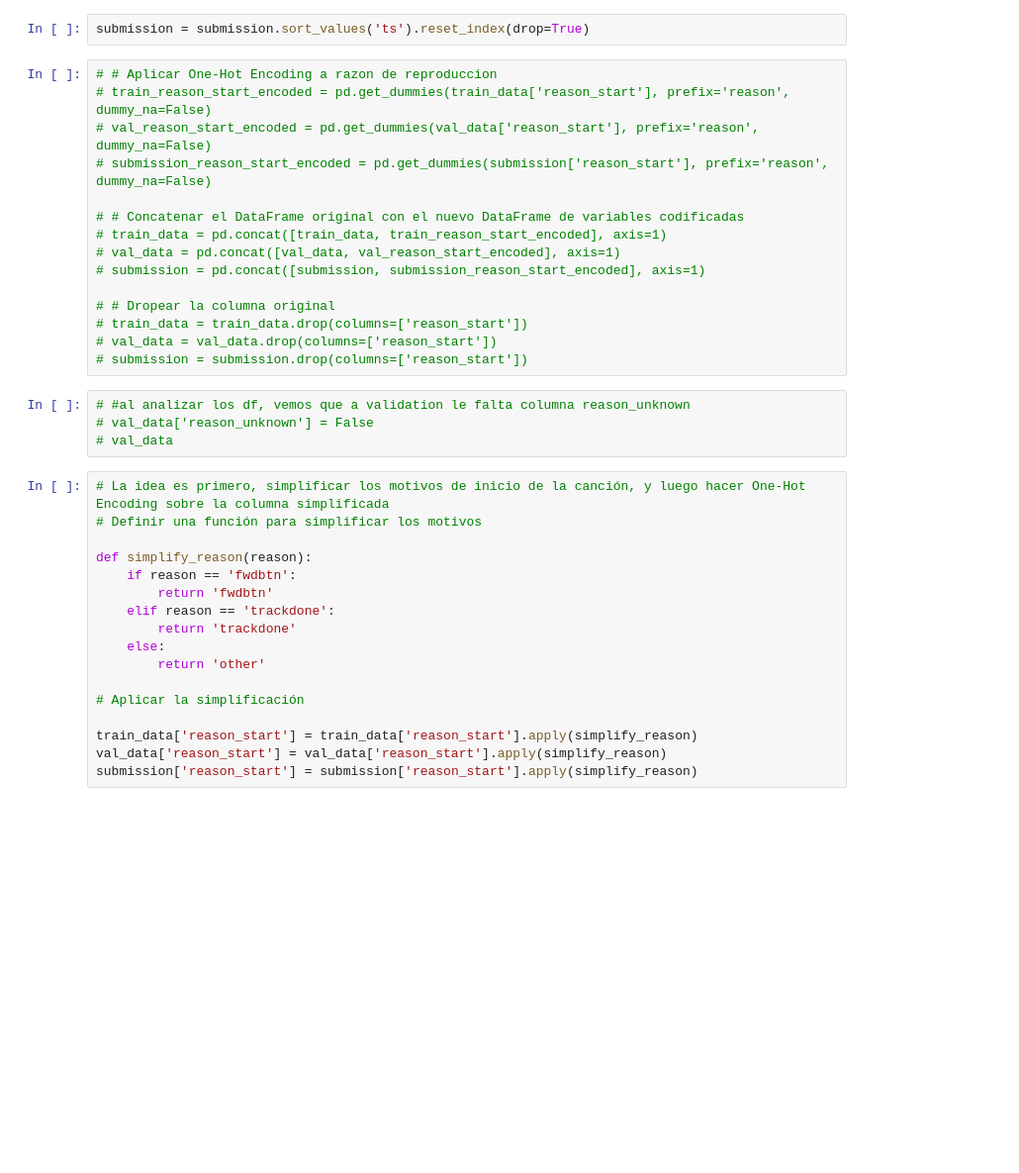
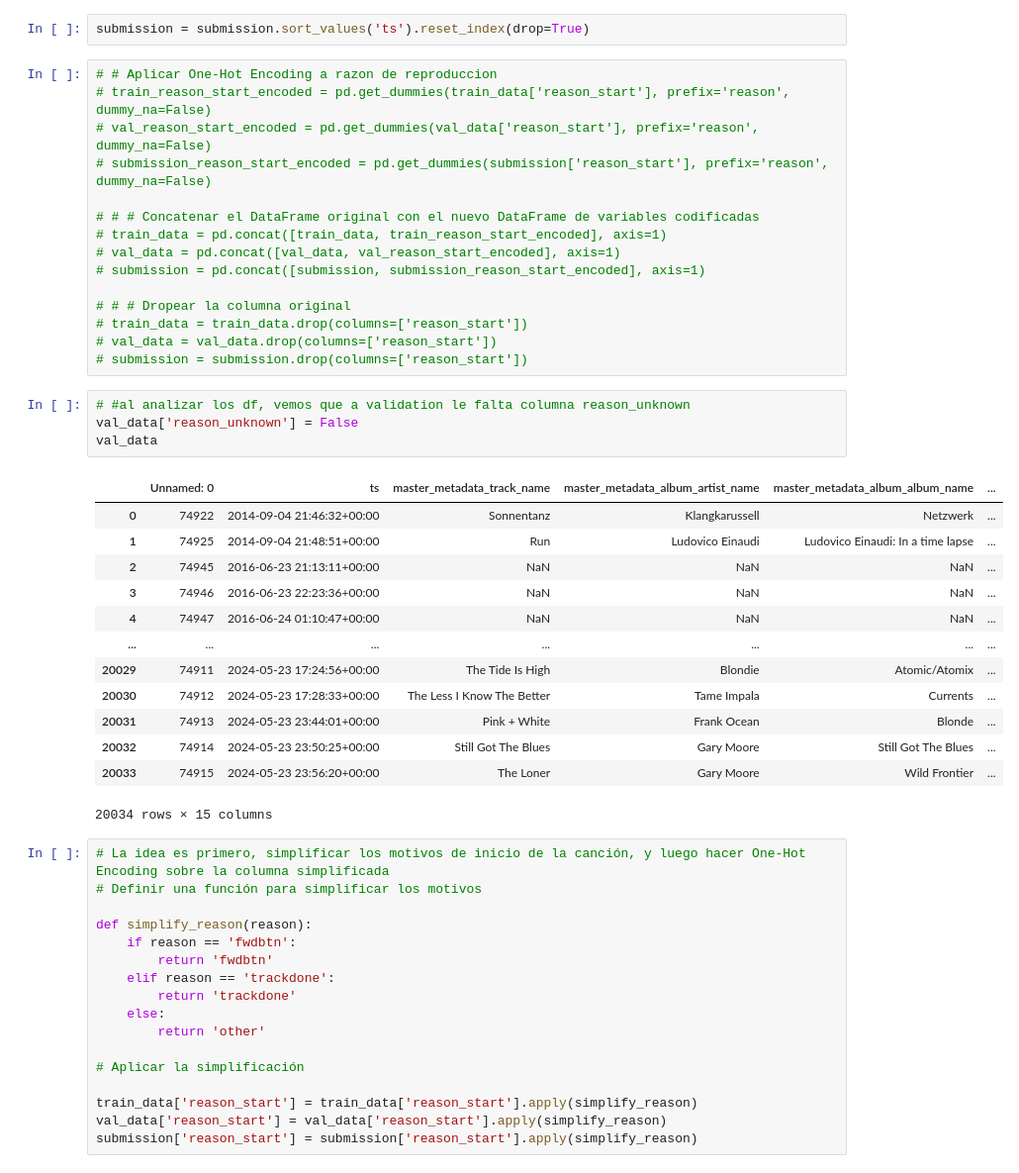
Before and after one commit to Dafydd8/TP2, a Jupyter notebook: XGBoost_holdout.ipynb, the cells around one changed output. Shown: that part at 99% size. Cells and saved outputs as stored; diff of their text form; blank space fills up the shorter version.

```diff
--- a/XGBoost_holdout.ipynb
+++ b/XGBoost_holdout.ipynb
@@ -178,19 +127,33 @@ submission = submission.sort_values('ts').reset_index(drop=True)
 # val_reason_start_encoded = pd.get_dummies(val_data['reason_start'], prefix='reason', dummy_na=False)
 # submission_reason_start_encoded = pd.get_dummies(submission['reason_start'], prefix='reason', dummy_na=False)
 
-# # Concatenar el DataFrame original con el nuevo DataFrame de variables codificadas
+# # # Concatenar el DataFrame original con el nuevo DataFrame de variables codificadas
 # train_data = pd.concat([train_data, train_reason_start_encoded], axis=1)
 # val_data = pd.concat([val_data, val_reason_start_encoded], axis=1)
 # submission = pd.concat([submission, submission_reason_start_encoded], axis=1)
 
-# # Dropear la columna original
+# # # Dropear la columna original
 # train_data = train_data.drop(columns=['reason_start'])
 # val_data = val_data.drop(columns=['reason_start'])
 # submission = submission.drop(columns=['reason_start'])
 # %%
 # #al analizar los df, vemos que a validation le falta columna reason_unknown
-# val_data['reason_unknown'] = False
-# val_data
+val_data['reason_unknown'] = False
+val_data
+# %% [output]
+|  | Unnamed: 0 | ts | master_metadata_track_name | master_metadata_album_artist_name | master_metadata_album_album_name | ... |
+| 0 | 74922 | 2014-09-04 21:46:32+00:00 | Sonnentanz | Klangkarussell | Netzwerk | ... |
+| 1 | 74925 | 2014-09-04 21:48:51+00:00 | Run | Ludovico Einaudi | Ludovico Einaudi: In a time lapse | ... |
+| 2 | 74945 | 2016-06-23 21:13:11+00:00 | NaN | NaN | NaN | ... |
+| 3 | 74946 | 2016-06-23 22:23:36+00:00 | NaN | NaN | NaN | ... |
+| 4 | 74947 | 2016-06-24 01:10:47+00:00 | NaN | NaN | NaN | ... |
+| ... | ... | ... | ... | ... | ... | ... |
+| 20029 | 74911 | 2024-05-23 17:24:56+00:00 | The Tide Is High | Blondie | Atomic/Atomix | ... |
+| 20030 | 74912 | 2024-05-23 17:28:33+00:00 | The Less I Know The Better | Tame Impala | Currents | ... |
+| 20031 | 74913 | 2024-05-23 23:44:01+00:00 | Pink + White | Frank Ocean | Blonde | ... |
+| 20032 | 74914 | 2024-05-23 23:50:25+00:00 | Still Got The Blues | Gary Moore | Still Got The Blues | ... |
+| 20033 | 74915 | 2024-05-23 23:56:20+00:00 | The Loner | Gary Moore | Wild Frontier | ... |
+20034 rows × 15 columns
 # %%
 # La idea es primero, simplificar los motivos de inicio de la canción, y luego hacer One-Hot Encoding sobre la columna simplificada
 # Definir una función para simplificar los motivos
```
Also changed, not shown: parts of 32 cells of this notebook, 1 other file.
